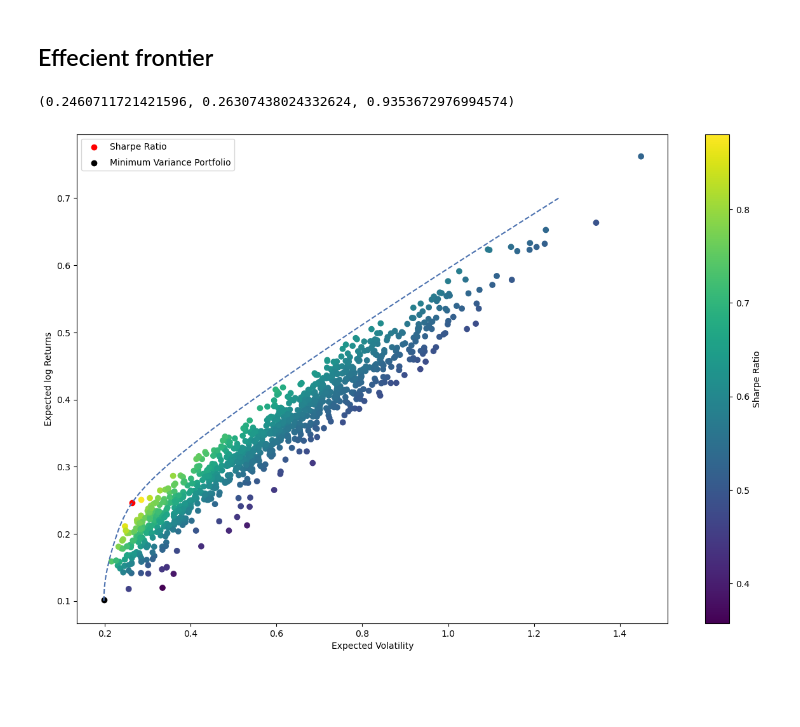
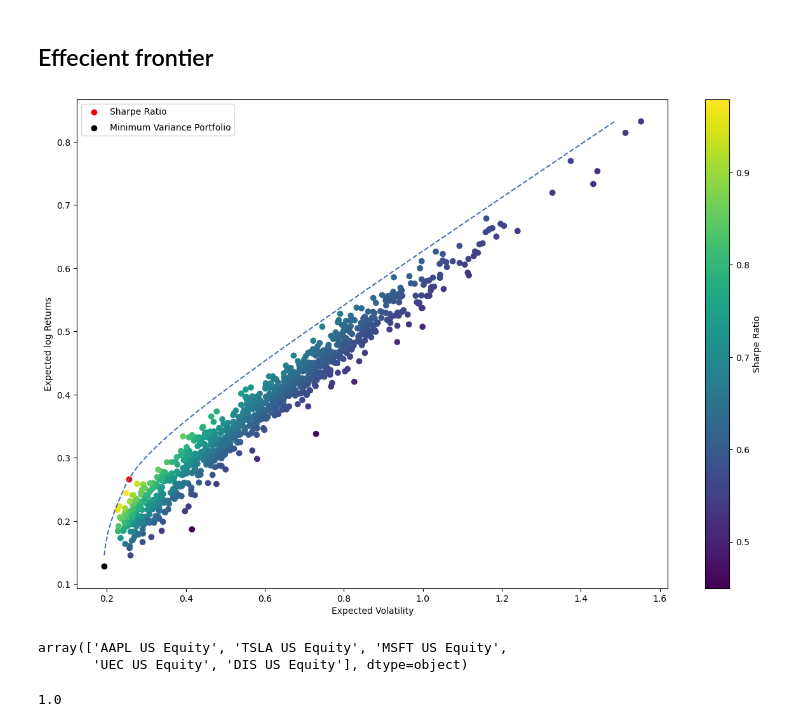
Before and after one commit to osca0787/Bachelor-Thesis, a Jupyter notebook: bachelor_code.ipynb, the cells around one changed output. Drawn from its saved outputs; the diff is of its cells as text; code cells hidden in the pictures; blank space fills up the shorter version.

```diff
--- a/bachelor_code.ipynb
+++ b/bachelor_code.ipynb
@@ -85,4 +100,4 @@ def cov_matrix(stocks):
 # %%
-cov_ma = cov_matrix(esg_last_price)
-cov_ma
+cov_a = cov_matrix(esg_last_price)
+cov_a
 # %% [output]
@@ -115,13 +117,16 @@ df
 # %%
 def mean_return(stocks):
     price = stocks.values
+
+    labels = stocks.columns
+
     N, M = stocks.shape
 
     mean_re = np.zeros(M)
 
     for i in range(N):
-                mean_re += price[i] / N
-
+        mean_re += price[i] / N
+    #mean_re_df = pd.DataFrame(mean_re, index=labels, )
     return mean_re
 # %%
 return_mean = esg_last_price.mean()
@@ -160,6 +164,6 @@ er, cova = rolling_er_cov(esg_last_price, 10)
 ## Effecient frontier
 # %%
 Mean_re_vector = mean_re
-covariance_matrix = cov_ma
+covariance_matrix = cov_a
 # %%
 #Helper function to finde various performance measures for the portfolio
@@ -266,21 +300,27 @@ def portfolio_performance(returns_mean,cov_matrix,num_portfolios,riskfree_rate=0
 # %%
 num_portfolios = 1000
-expectedReturn, expectedVolatility, SharpeRatio, volatility_opt, sharpepoint, y, x, weightlist, mvp_exr, mvp_std = portfolio_performance(Mean_re_vector,covariance_matrix,num_portfolios,riskfree_rate=0)
+expectedReturn, expectedVolatility, SharpeRatio, volatility_opt, sharpepoint, y_axis, x_axis, weightlist, mvp_exr, mvp_std, w, ticker = portfolio_performance(Mean_re_vector,covariance_matrix.to_numpy(),num_portfolios,riskfree_rate=0)
-# %%
-sharpepoint
-# %% [output]
-(0.2460711721421596, 0.26307438024332624, 0.9353672976994574)
 # %%
 #Test plot to see if it works
 plt.figure(figsize=(15,10))
 plt.scatter(expectedVolatility, expectedReturn, c = SharpeRatio)
 plt.xlabel('Expected Volatility')
 plt.ylabel('Expected log Returns')
 plt.colorbar(label='Sharpe Ratio')
 plt.scatter(sharpepoint[1], sharpepoint[0], c='red', label='Sharpe Ratio')
 plt.scatter(mvp_std, mvp_exr, c='black', label='Minimum Variance Portfolio')
-plt.plot(x, y, '--')
+plt.plot(x_axis, y_axis, '--')
 plt.legend(labelspacing=0.8)
 plt.show()
 # %% [output]
-[figure, old version]
+[figure, new version]
+# %%
+tickers_last_price = esg_last_price.columns
+np.array(tickers_last_price)
+# %% [output]
+array(['AAPL US Equity', 'TSLA US Equity', 'MSFT US Equity',
+       'UEC US Equity', 'DIS US Equity'], dtype=object)
+# %%
+np.sum(weightlist)
+# %% [output]
+1.0
```
Also changed, not shown: parts of 24 cells of this notebook.
